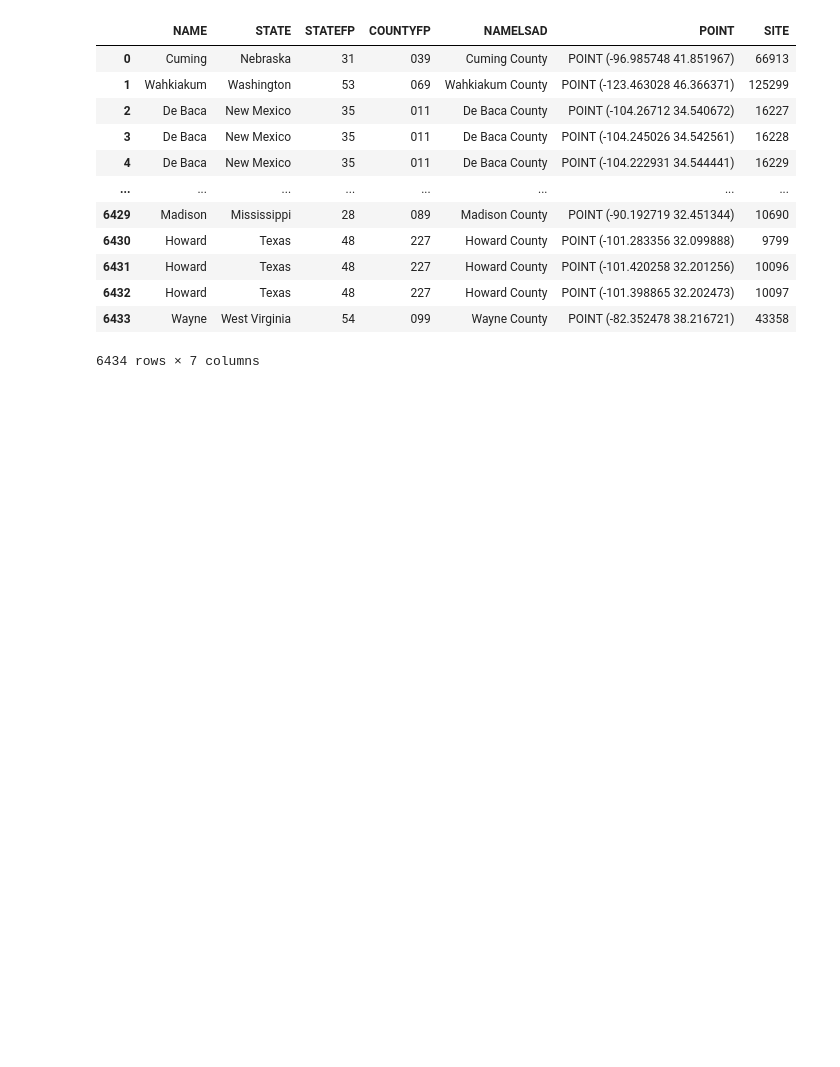
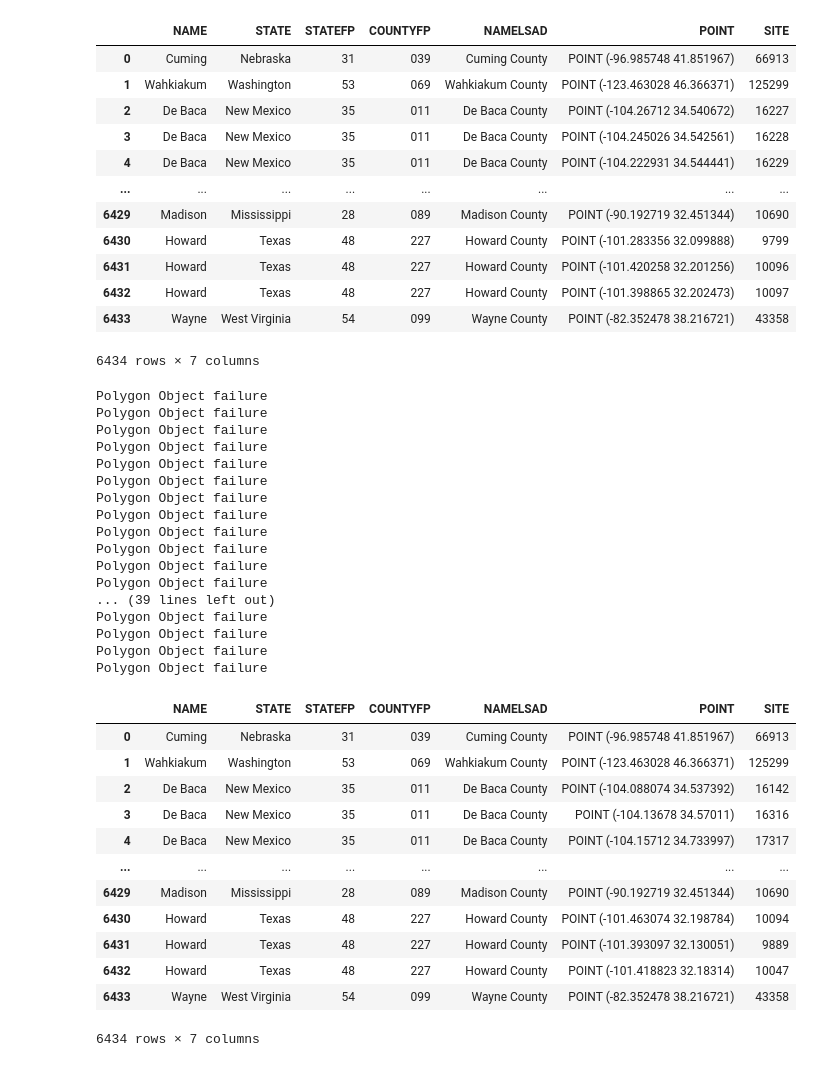
Before and after one commit to Julians42/The_Derecho_Project, a Jupyter notebook: notebooks/spatial_intersect.ipynb, the cells around one changed output. Drawn from its saved outputs; the diff is of its cells as text; code cells hidden in the pictures; blank space fills up the shorter version.

```diff
--- a/notebooks/spatial_intersect.ipynb
+++ b/notebooks/spatial_intersect.ipynb
@@ -71,13 +72,14 @@ for index, county in enumerate(shape):
         # get shape and request sites
         poly = Polygon(county['geometry']['coordinates'][0])
         sites = get_3tiersites_from_wkt(f"{poly}")
-        num_sites = min(3, len(sites))
-        sites_used = sites[0:num_sites] # just use the first 3 sites
+        num_sites = min(3, len(sites)) # we should randomize the selection process for counties with >3 stations
+        rand_sites = random.sample(range(len(sites)), num_sites)
+        sites_used = sites.iloc[rand_sites,:] # just use the first 3 sites
         # Get background data
         statefp, countyfp, name, namelsad = county['properties']['STATEFP'], county['properties']['COUNTYFP'], county['properties']['NAME'], county['properties']['NAMELSAD']
         for index, row in sites_used.iterrows():
             # Get station data
-            point, site, state = row['point'], row['gid'], row['state'] # point will be used for data cal
+            point, site, state = row['point'], row['gid'], row['state'] # point will be used for data call later
             wind_stations.append({'NAME': name, 'STATE': state, 'STATEFP': statefp, 'COUNTYFP': countyfp,
                        'NAMELSAD': namelsad, 'POINT': point, 'SITE': site})
     except:
@@ -123,3 +125,63 @@ Polygon Object failure
 6434 rows × 7 columns
 # %%
 df.to_csv("US_wind_locations_3.csv") # save file to csv
+# %%
+columns = ['NAME', 'STATE', 'STATEFP', 'COUNTYFP', 'NAMELSAD', 'POINT', 'SITE']
+
+wind_stations = []
+x = 0
+for index, county in enumerate(shape):
+    try:
+        # get shape and request sites
+        poly = Polygon(county['geometry']['coordinates'][0])
+        sites = get_3tiersites_from_wkt(f"{poly}")
+        num_sites = min(3, len(sites)) # we should randomize the selection process for counties with >3 stations
+        rand_sites = random.sample(range(len(sites)), num_sites)
+        sites_used = sites.iloc[rand_sites,:] # just use the first 3 sites
+        # Get background data
+        statefp, countyfp, name, namelsad = county['properties']['STATEFP'], county['properties']['COUNTYFP'], county['properties']['NAME'], county['properties']['NAMELSAD']
+        for index, row in sites_used.iterrows():
+            # Get station data
+            point, site, state = row['point'], row['gid'], row['state'] # point will be used for data call later
+            wind_stations.append({'NAME': name, 'STATE': state, 'STATEFP': statefp, 'COUNTYFP': countyfp,
+                       'NAMELSAD': namelsad, 'POINT': point, 'SITE': site})
+    except:
+        try:
+            poly = Polygon(first['geometry']['coordinates'][0])
+            name = poly['properties']['NAME']
+            print(f"County {name} has no wind sites")
+        except:
+            print("Polygon Object failure") # has trouble reading the shape file for some reason.... maybe state level objects?
+df = pd.DataFrame(wind_stations)
+df
+# %% [output]
+Polygon Object failure
+Polygon Object failure
+Polygon Object failure
+Polygon Object failure
+Polygon Object failure
+Polygon Object failure
+Polygon Object failure
+Polygon Object failure
+Polygon Object failure
+Polygon Object failure
+Polygon Object failure
+Polygon Object failure
+... (39 lines left out)
+Polygon Object failure
+Polygon Object failure
+Polygon Object failure
+Polygon Object failure
+|  | NAME | STATE | STATEFP | COUNTYFP | NAMELSAD | POINT | SITE |
+| 0 | Cuming | Nebraska | 31 | 039 | Cuming County | POINT (-96.985748 41.851967) | 66913 |
+| 1 | Wahkiakum | Washington | 53 | 069 | Wahkiakum County | POINT (-123.463028 46.366371) | 125299 |
+| 2 | De Baca | New Mexico | 35 | 011 | De Baca County | POINT (-104.088074 34.537392) | 16142 |
+| 3 | De Baca | New Mexico | 35 | 011 | De Baca County | POINT (-104.13678 34.57011) | 16316 |
+| 4 | De Baca | New Mexico | 35 | 011 | De Baca County | POINT (-104.15712 34.733997) | 17317 |
+| ... | ... | ... | ... | ... | ... | ... | ... |
+| 6429 | Madison | Mississippi | 28 | 089 | Madison County | POINT (-90.192719 32.451344) | 10690 |
+| 6430 | Howard | Texas | 48 | 227 | Howard County | POINT (-101.463074 32.198784) | 10094 |
+| 6431 | Howard | Texas | 48 | 227 | Howard County | POINT (-101.393097 32.130051) | 9889 |
+| 6432 | Howard | Texas | 48 | 227 | Howard County | POINT (-101.418823 32.18314) | 10047 |
+| 6433 | Wayne | West Virginia | 54 | 099 | Wayne County | POINT (-82.352478 38.216721) | 43358 |
+6434 rows × 7 columns
```
Also changed, not shown: parts of 1 cell of this notebook, 6 other files.
